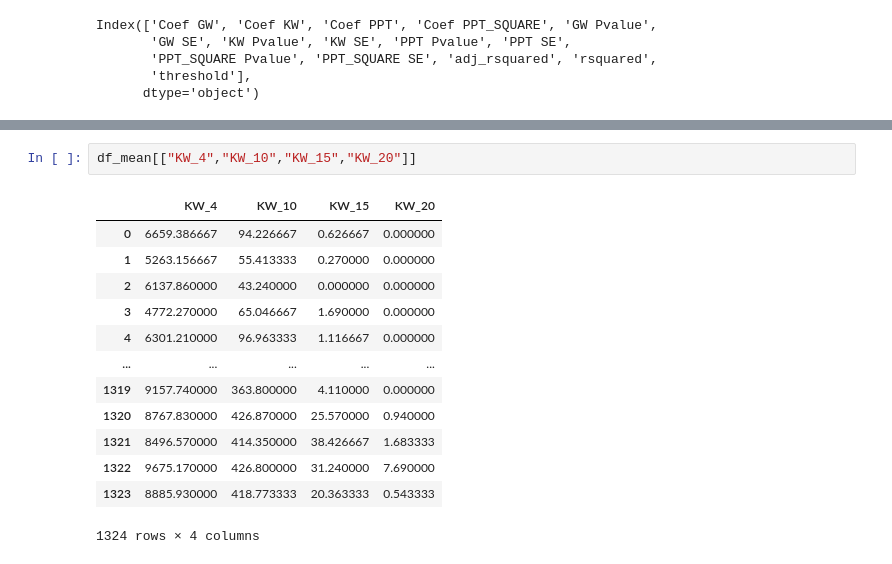
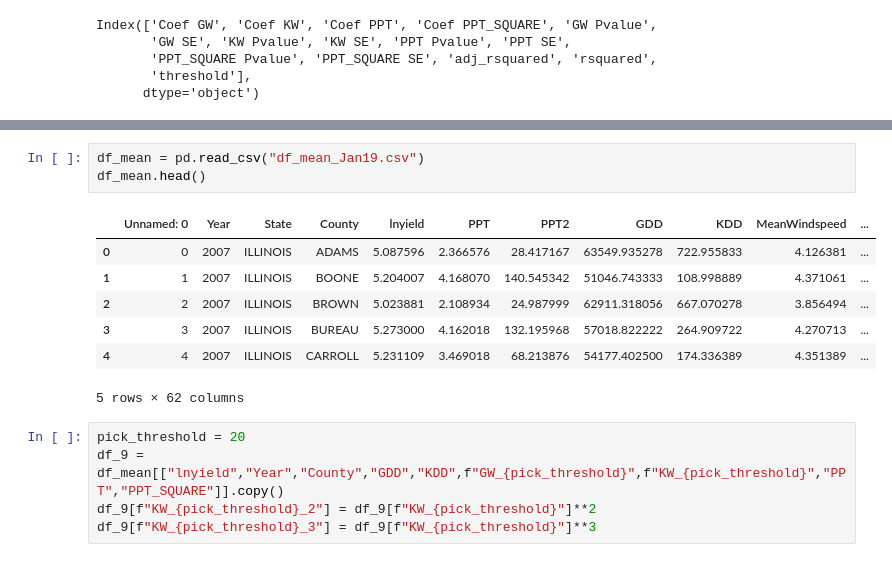
Before and after one commit to Julians42/The_Derecho_Project, a Jupyter notebook: notebooks/KW_Regression.ipynb, the cells around one changed output, grey strips where cells are left out. Cells and saved outputs as stored; diff of their text form.

```diff
--- a/notebooks/KW_Regression.ipynb
+++ b/notebooks/KW_Regression.ipynb
@@ -300,16 +302,16 @@ df_mean[['County','KW_15']]
-# %%
-df_mean[["KW_4","KW_10","KW_15","KW_20"]]
-# %% [output]
-|  | KW_4 | KW_10 | KW_15 | KW_20 |
-| 0 | 6659.386667 | 94.226667 | 0.626667 | 0.000000 |
-| 1 | 5263.156667 | 55.413333 | 0.270000 | 0.000000 |
-| 2 | 6137.860000 | 43.240000 | 0.000000 | 0.000000 |
-| 3 | 4772.270000 | 65.046667 | 1.690000 | 0.000000 |
-| 4 | 6301.210000 | 96.963333 | 1.116667 | 0.000000 |
-| ... | ... | ... | ... | ... |
-| 1319 | 9157.740000 | 363.800000 | 4.110000 | 0.000000 |
-| 1320 | 8767.830000 | 426.870000 | 25.570000 | 0.940000 |
-| 1321 | 8496.570000 | 414.350000 | 38.426667 | 1.683333 |
-| 1322 | 9675.170000 | 426.800000 | 31.240000 | 7.690000 |
-| 1323 | 8885.930000 | 418.773333 | 20.363333 | 0.543333 |
-1324 rows × 4 columns
+# %%
+df_mean = pd.read_csv("df_mean_Jan19.csv")
+df_mean.head()
+# %% [output]
+|  | Unnamed: 0 | Year | State | County | lnyield | PPT | PPT2 | GDD | KDD | MeanWindspeed | ... |
+| 0 | 0 | 2007 | ILLINOIS | ADAMS | 5.087596 | 2.366576 | 28.417167 | 63549.935278 | 722.955833 | 4.126381 | ... |
+| 1 | 1 | 2007 | ILLINOIS | BOONE | 5.204007 | 4.168070 | 140.545342 | 51046.743333 | 108.998889 | 4.371061 | ... |
+| 2 | 2 | 2007 | ILLINOIS | BROWN | 5.023881 | 2.108934 | 24.987999 | 62911.318056 | 667.070278 | 3.856494 | ... |
+| 3 | 3 | 2007 | ILLINOIS | BUREAU | 5.273000 | 4.162018 | 132.195968 | 57018.822222 | 264.909722 | 4.270713 | ... |
+| 4 | 4 | 2007 | ILLINOIS | CARROLL | 5.231109 | 3.469018 | 68.213876 | 54177.402500 | 174.336389 | 4.351389 | ... |
+5 rows × 62 columns
+# %%
+pick_threshold = 20
+df_9 = df_mean[["lnyield","Year","County","GDD","KDD",f"GW_{pick_threshold}",f"KW_{pick_threshold}","PPT","PPT_SQUARE"]].copy()
+df_9[f"KW_{pick_threshold}_2"] = df_9[f"KW_{pick_threshold}"]**2
+df_9[f"KW_{pick_threshold}_3"] = df_9[f"KW_{pick_threshold}"]**3
```
Also changed, not shown: parts of 14 cells of this notebook, 10 other files.
